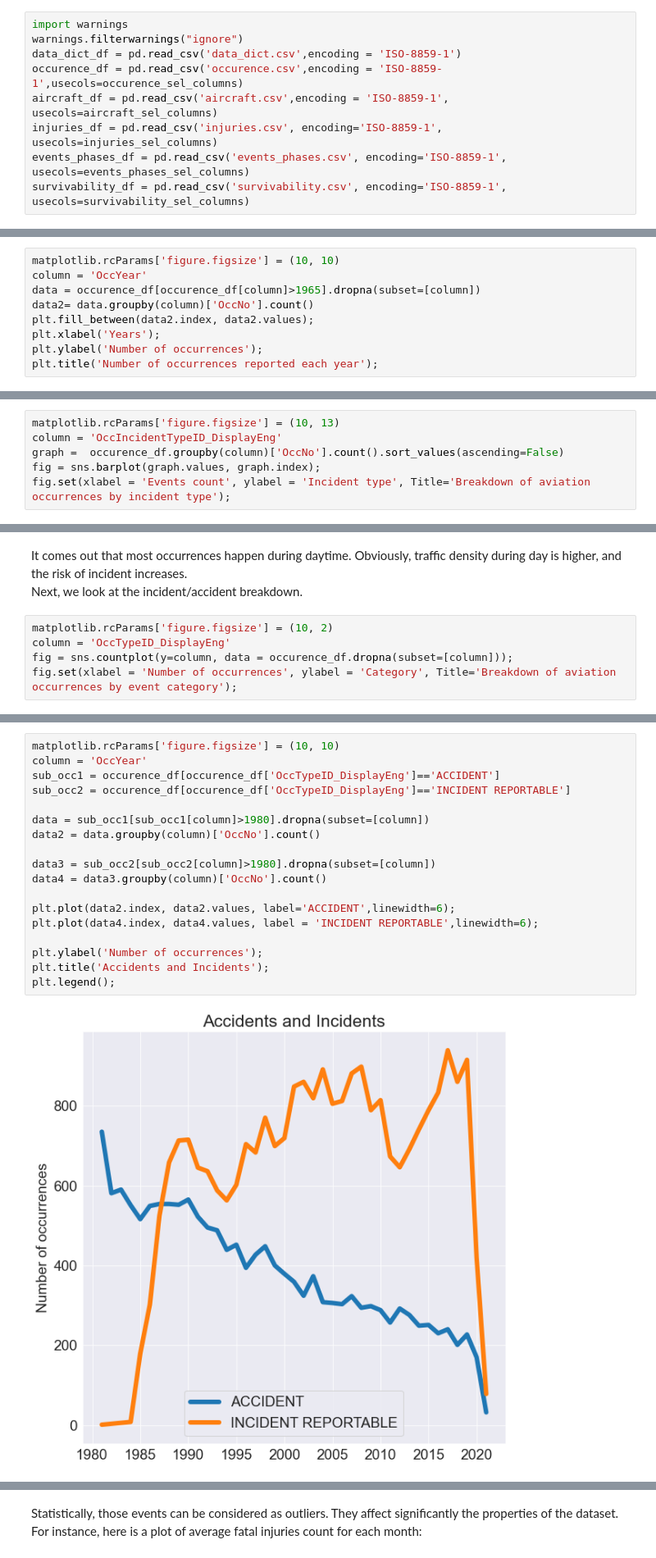
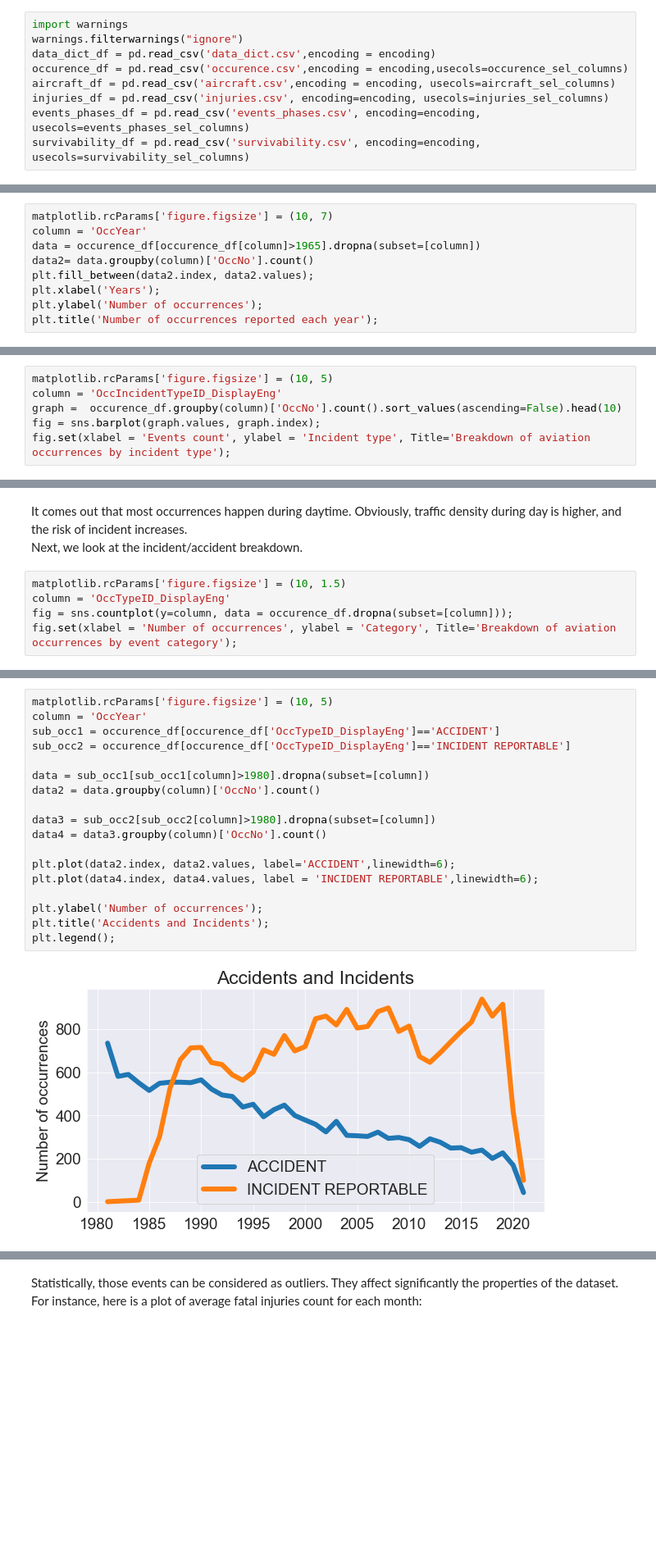
Before and after one commit to zaitrik/canadian_aviation, a Jupyter notebook: canadian_aviation.ipynb, the cells around one changed output, grey strips where cells are left out. Shown at 82% size. Saved outputs shown, nothing was run; the diff lists cells and outputs as text; blank space fills up the shorter version.

```diff
--- a/canadian_aviation.ipynb
+++ b/canadian_aviation.ipynb
@@ -99,12 +112,12 @@ The library **Pandas** is used in order to read the `csv` files.
 # %%
 import warnings
 warnings.filterwarnings("ignore")
-data_dict_df = pd.read_csv('data_dict.csv',encoding = 'ISO-8859-1')
-occurence_df = pd.read_csv('occurence.csv',encoding = 'ISO-8859-1',usecols=occurence_sel_columns)
-aircraft_df = pd.read_csv('aircraft.csv',encoding = 'ISO-8859-1', usecols=aircraft_sel_columns)
-injuries_df = pd.read_csv('injuries.csv', encoding='ISO-8859-1', usecols=injuries_sel_columns)
-events_phases_df = pd.read_csv('events_phases.csv', encoding='ISO-8859-1', usecols=events_phases_sel_columns)
-survivability_df = pd.read_csv('survivability.csv', encoding='ISO-8859-1', usecols=survivability_sel_columns)
+data_dict_df = pd.read_csv('data_dict.csv',encoding = encoding)
+occurence_df = pd.read_csv('occurence.csv',encoding = encoding,usecols=occurence_sel_columns)
+aircraft_df = pd.read_csv('aircraft.csv',encoding = encoding, usecols=aircraft_sel_columns)
+injuries_df = pd.read_csv('injuries.csv', encoding=encoding, usecols=injuries_sel_columns)
+events_phases_df = pd.read_csv('events_phases.csv', encoding=encoding, usecols=events_phases_sel_columns)
+survivability_df = pd.read_csv('survivability.csv', encoding=encoding, usecols=survivability_sel_columns)
 # %% [markdown]
 Let's take a first look at the datasets:
 # %%
@@ -215,7 +230,7 @@ occurence_df['OccWeekday'] = occurence_df['OccDate'].dt.weekday
 # %% [markdown]
 Our first plot will show the number of events reported every year.
 # %%
-matplotlib.rcParams['figure.figsize'] = (10, 10)
+matplotlib.rcParams['figure.figsize'] = (10, 7)
 column = 'OccYear'
 data = occurence_df[occurence_df[column]>1965].dropna(subset=[column])
 data2= data.groupby(column)['OccNo'].count()
@@ -266,9 +283,9 @@ The result shows that there is almost no correlation between the number of event
 
 Next, we look at the incident type breakdown (as defined by Transportation Safety Board).
 # %%
-matplotlib.rcParams['figure.figsize'] = (10, 13)
+matplotlib.rcParams['figure.figsize'] = (10, 5)
 column = 'OccIncidentTypeID_DisplayEng'
-graph =  occurence_df.groupby(column)['OccNo'].count().sort_values(ascending=False)
+graph =  occurence_df.groupby(column)['OccNo'].count().sort_values(ascending=False).head(10)
 fig = sns.barplot(graph.values, graph.index);
 fig.set(xlabel = 'Events count', ylabel = 'Incident type', Title='Breakdown of aviation occurrences by incident type');
 # %% [output]
@@ -298,7 +315,7 @@ fig.set_xticklabels(np.arange(0,24));
 It comes out that most occurrences happen during daytime. Obviously, traffic density during day is higher, and the risk of incident increases.
 Next, we look at the incident/accident breakdown.
 # %%
-matplotlib.rcParams['figure.figsize'] = (10, 2)
+matplotlib.rcParams['figure.figsize'] = (10, 1.5)
 column = 'OccTypeID_DisplayEng'
 fig = sns.countplot(y=column, data = occurence_df.dropna(subset=[column]));
 fig.set(xlabel = 'Number of occurrences', ylabel = 'Category', Title='Breakdown of aviation occurrences by event category');
@@ -309,23 +326,23 @@ Statistically, there are more incidents (not involving fatal injuries, or aircra
 # %%
-matplotlib.rcParams['figure.figsize'] = (10, 10)
+matplotlib.rcParams['figure.figsize'] = (10, 5)
 column = 'OccYear'
 sub_occ1 = occurence_df[occurence_df['OccTypeID_DisplayEng']=='ACCIDENT']
 sub_occ2 = occurence_df[occurence_df['OccTypeID_DisplayEng']=='INCIDENT REPORTABLE']
 
 data = sub_occ1[sub_occ1[column]>1980].dropna(subset=[column])
 data2 = data.groupby(column)['OccNo'].count()
 
 data3 = sub_occ2[sub_occ2[column]>1980].dropna(subset=[column])
 data4 = data3.groupby(column)['OccNo'].count()
 
 plt.plot(data2.index, data2.values, label='ACCIDENT',linewidth=6);
 plt.plot(data4.index, data4.values, label = 'INCIDENT REPORTABLE',linewidth=6);
 
 plt.ylabel('Number of occurrences');
 plt.title('Accidents and Incidents');
 plt.legend();
 # %% [output]
-[figure, old version]
+[figure, new version]
 # %% [markdown]
 The result is encouraging! the rate of accidents among the reported events is decreasing. This means that there are less fatal injuries and substantial damages.
 
```
Also changed, not shown: parts of 81 cells of this notebook, 5 other files.
